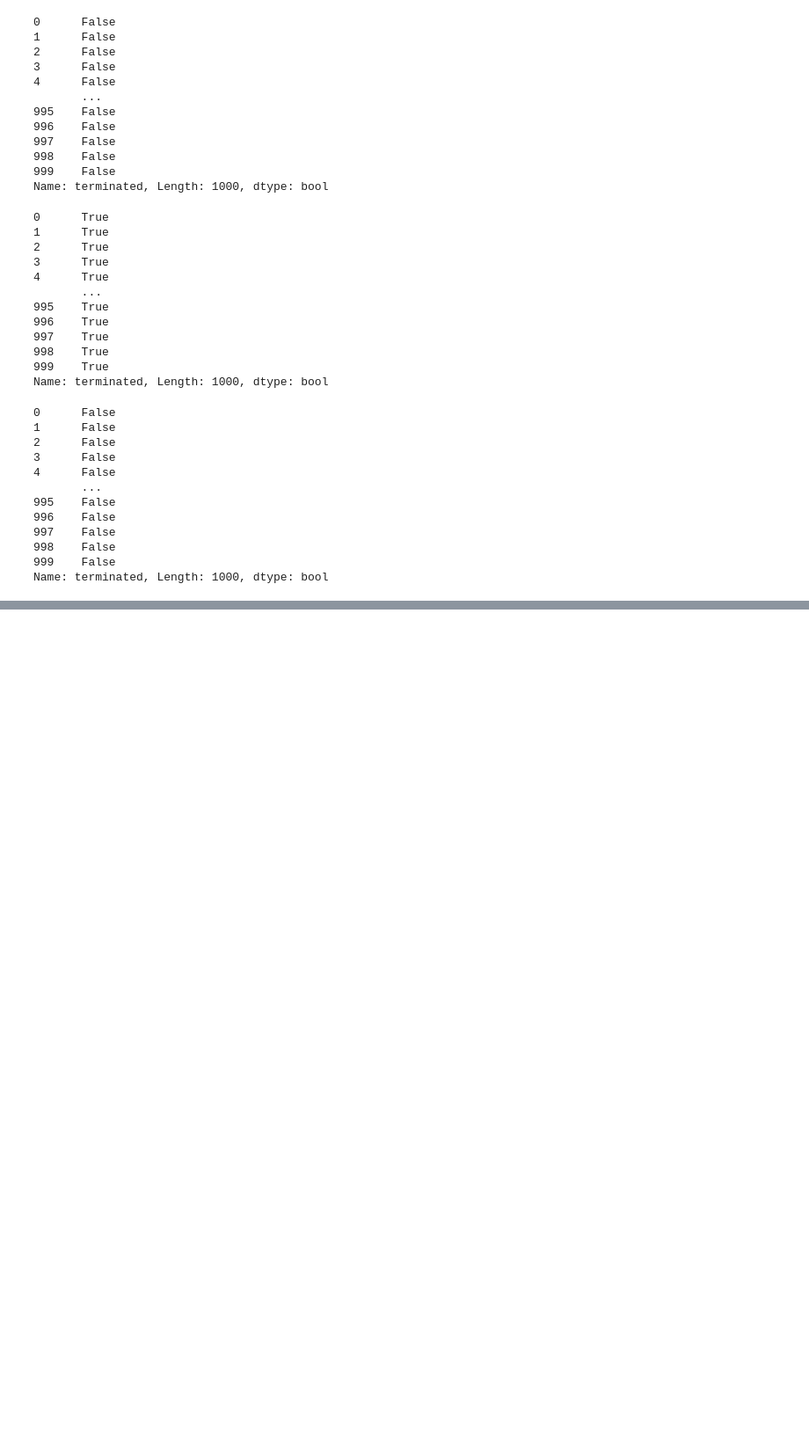
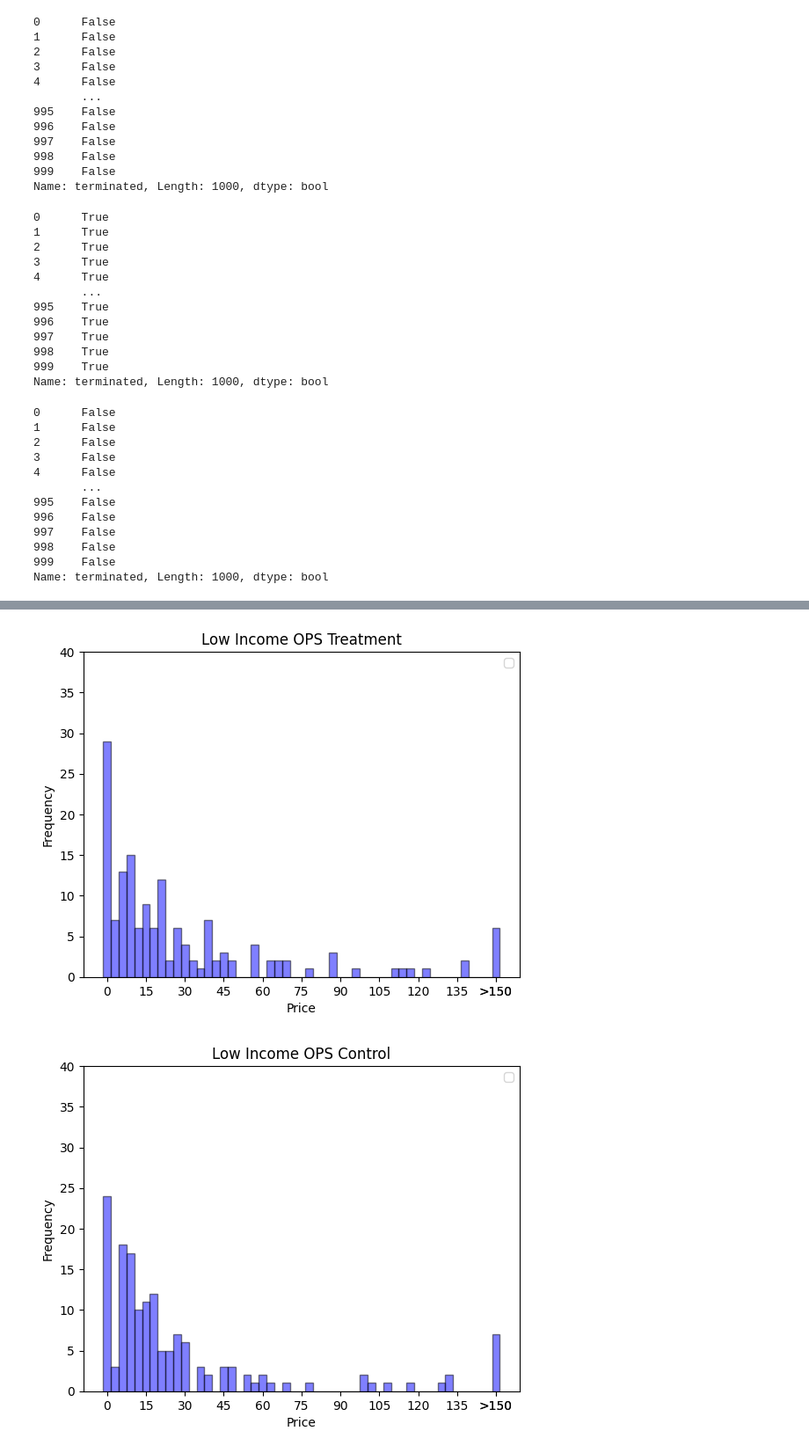
Before and after one commit to leoleoasd/simulated_web_agent, a Jupyter notebook: analysis.ipynb, the cells around one changed output, grey strips where cells are left out. Shown at 88% size. Drawn from its saved outputs; the diff is of its cells as text; code cells hidden in the pictures; blank space fills up the shorter version.

```diff
--- a/analysis.ipynb
+++ b/analysis.ipynb
@@ -387,0 +519,23 @@ Note: you may need to restart the kernel to use updated packages.
+# %%
+# 3 income x 2 group, 6 plots
+plot_price_histogram(
+    df[(df["income_group"] == "low") & (df["group"] == "T1")], title="Low Income OPS Treatment", xlabel="Price", ylabel="Frequency", ylim=(0, 40), filename="low_income_ops_treatment.png"
+)
+plot_price_histogram(
+    df[(df["income_group"] == "low") & (df["group"] == "C")], title="Low Income OPS Control", xlabel="Price", ylabel="Frequency", ylim=(0, 40), filename="low_income_ops_control.png"
+)
+plot_price_histogram(
+    df[(df["income_group"] == "middle") & (df["group"] == "T1")], title="Middle Income OPS Treatment", xlabel="Price", ylabel="Frequency", ylim=(0, 40), filename="middle_income_ops_treatment.png"
+)
+plot_price_histogram(
+    df[(df["income_group"] == "middle") & (df["group"] == "C")], title="Middle Income OPS Control", xlabel="Price", ylabel="Frequency", ylim=(0, 40), filename="middle_income_ops_control.png"
+)
+plot_price_histogram(
+    df[(df["income_group"] == "high") & (df["group"] == "T1")], title="High Income OPS Treatment", xlabel="Price", ylabel="Frequency", ylim=(0, 40), filename="high_income_ops_treatment.png"
+)
+plot_price_histogram(
+    df[(df["income_group"] == "high") & (df["group"] == "C")], title="High Income OPS Control", xlabel="Price", ylabel="Frequency", ylim=(0, 40), filename="high_income_ops_control.png"
+)
+# %% [output]
+[figure, added]
+[figure, added]
```
Also changed, not shown: parts of 13 cells of this notebook, 5 other files.
